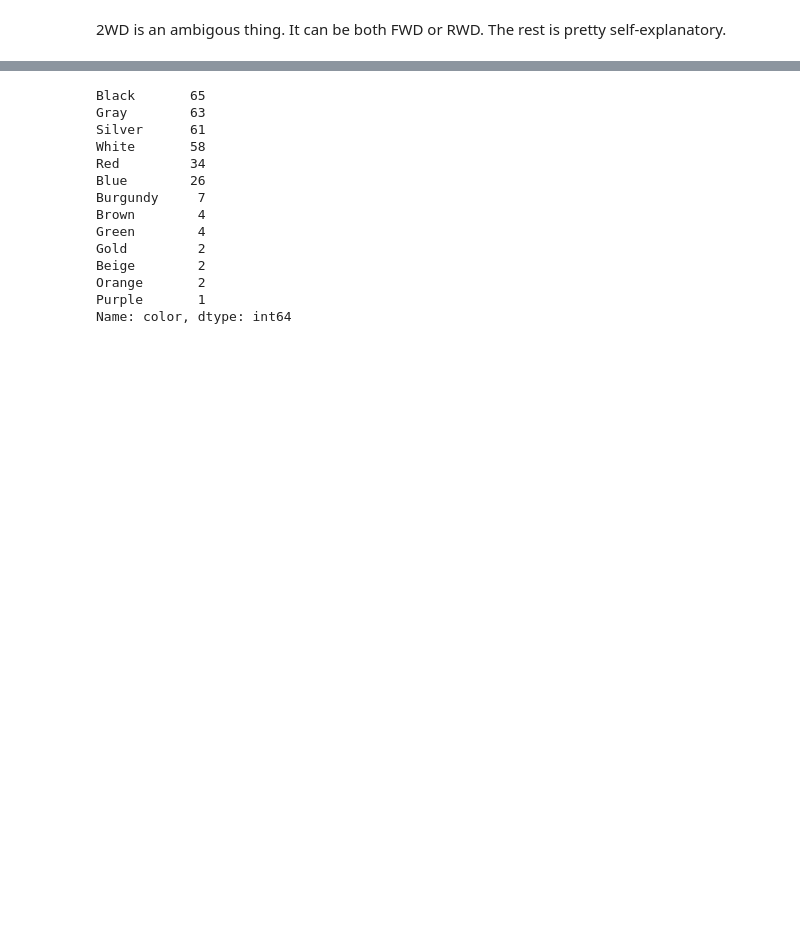
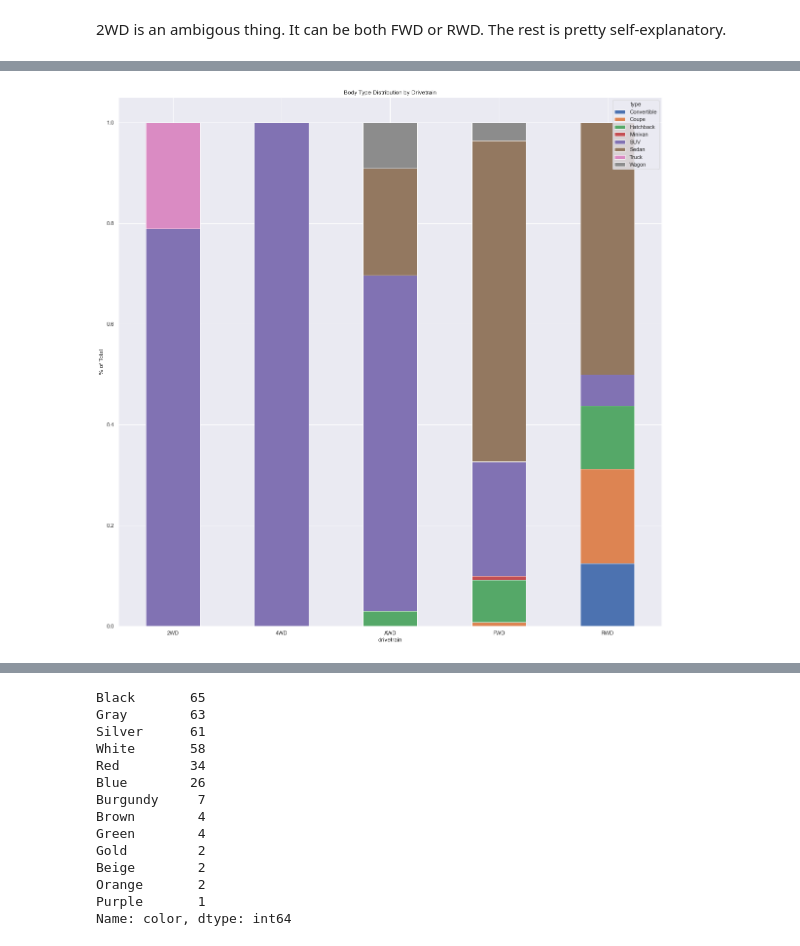
Before and after one commit to KilovoIt/Data-Science, a Jupyter notebook: Carvana Project/carvana_eda.ipynb, the cells around one changed output, grey strips where cells are left out. Drawn from its saved outputs; the diff is of its cells as text; code cells hidden in the pictures; blank space fills up the shorter version.

```diff
--- a/Carvana Project/carvana_eda.ipynb
+++ b/Carvana Project/carvana_eda.ipynb
@@ -518,0 +506,5 @@ This is the easy one.
+# %%
+drivetrain_body = pd.crosstab(carvana.type, carvana.drivetrain, normalize='columns')
+drivetrain_body = drivetrain_body.transpose()
+
+drivetrain_body
@@ -518,0 +519,9 @@ This is the easy one.
+# %%
+
+drivetrain_body.plot(kind='bar', stacked=True)
+plt.title('Body Type Distribution by Drivetrain')
+plt.ylabel(r'% of Total')
+plt.xticks(rotation=0)
+plt.show()
+# %% [output]
+[figure, added]
```
Also changed, not shown: parts of 37 cells of this notebook.
